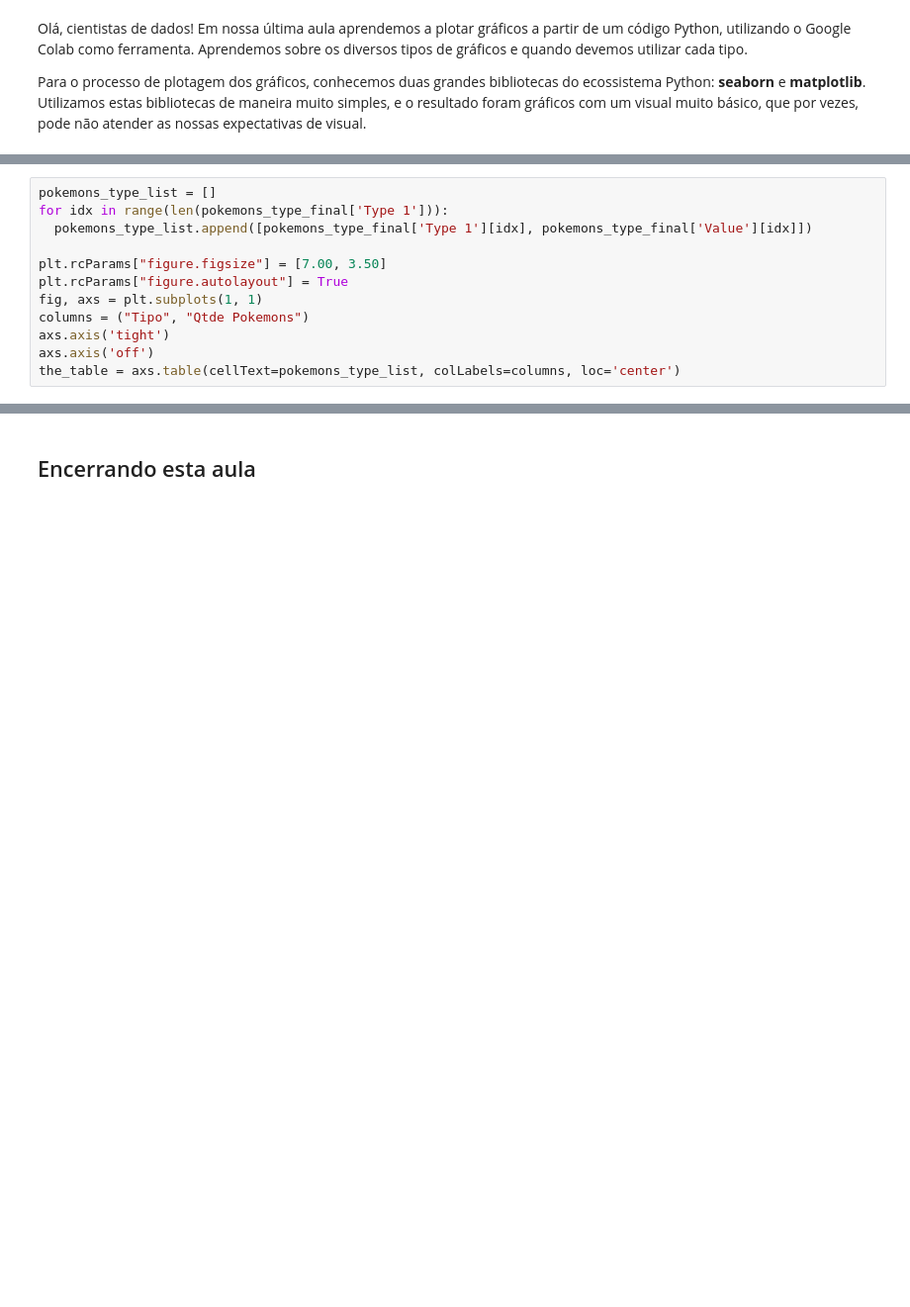
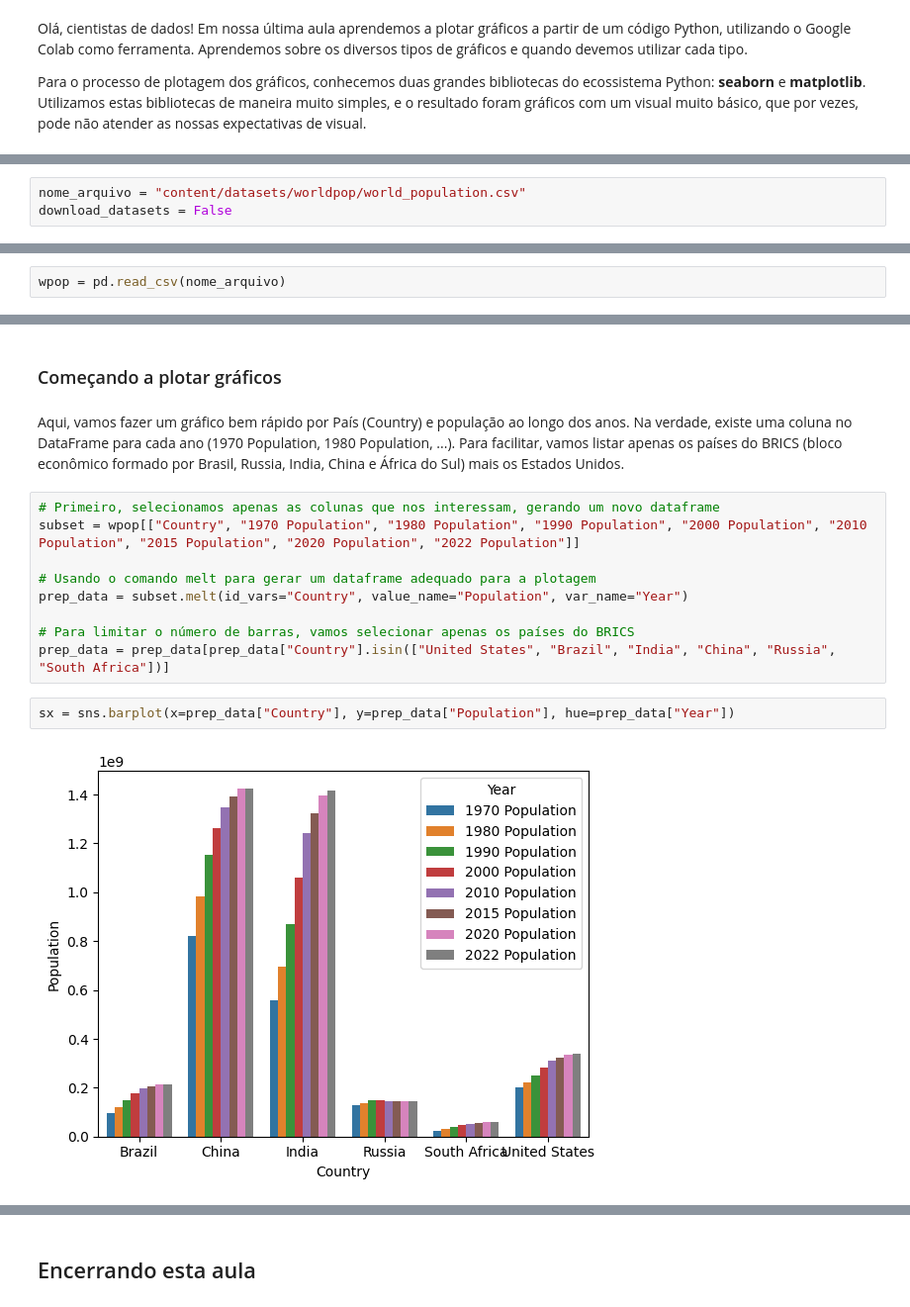
Before and after one commit to labeduc/ciencia-de-dados, a Jupyter notebook: visualizacao/LabEduc - Visualização e Bancos de Dados com Python - Aula 2.ipynb, the cells around one changed output, grey strips where cells are left out. Shown at 99% size. Cells and saved outputs as stored; diff of their text form; blank space fills up the shorter version.

```diff
--- a/visualizacao/LabEduc - Visualização e Bancos de Dados com Python - Aula 2.ipynb
+++ b/visualizacao/LabEduc - Visualização e Bancos de Dados com Python - Aula 2.ipynb
@@ -604,12 +6,0 @@ Opa, erro! O que aconteceu? Pelo erro de "KeyError: 0", significa que ele espera
-# %%
-pokemons_type_list = []
-for idx in range(len(pokemons_type_final['Type 1'])):
-  pokemons_type_list.append([pokemons_type_final['Type 1'][idx], pokemons_type_final['Value'][idx]])
-
-plt.rcParams["figure.figsize"] = [7.00, 3.50]
-plt.rcParams["figure.autolayout"] = True
-fig, axs = plt.subplots(1, 1)
-columns = ("Tipo", "Qtde Pokemons")
-axs.axis('tight')
-axs.axis('off')
-the_table = axs.table(cellText=pokemons_type_list, colLabels=columns, loc='center')
@@ -623,0 +26,3 @@ Temos o desafio 1 do nosso curso, que deverá ajudar um pouco nisso. E ao final
+# %%
+nome_arquivo = "content/datasets/worldpop/world_population.csv"
+download_datasets = False
@@ -623,0 +36,2 @@ Temos o desafio 1 do nosso curso, que deverá ajudar um pouco nisso. E ao final
+# %%
+wpop = pd.read_csv(nome_arquivo)
@@ -623,0 +69,17 @@ Temos o desafio 1 do nosso curso, que deverá ajudar um pouco nisso. E ao final
+# %% [markdown]
+### Começando a plotar gráficos
+# %% [markdown]
+Aqui, vamos fazer um gráfico bem rápido por País (Country) e população ao longo dos anos. Na verdade, existe uma coluna no DataFrame para cada ano (1970 Population, 1980 Population, ...). Para facilitar, vamos listar apenas os países do BRICS (bloco econômico formado por Brasil, Russia, India, China e África do Sul) mais os Estados Unidos.
+# %%
+# Primeiro, selecionamos apenas as colunas que nos interessam, gerando um novo dataframe
+subset = wpop[["Country", "1970 Population", "1980 Population", "1990 Population", "2000 Population", "2010 Population", "2015 Population", "2020 Population", "2022 Population"]]
+
+# Usando o comando melt para gerar um dataframe adequado para a plotagem
+prep_data = subset.melt(id_vars="Country", value_name="Population", var_name="Year")
+
+# Para limitar o número de barras, vamos selecionar apenas os países do BRICS
+prep_data = prep_data[prep_data["Country"].isin(["United States", "Brazil", "India", "China", "Russia", "South Africa"])]
+# %%
+sx = sns.barplot(x=prep_data["Country"], y=prep_data["Population"], hue=prep_data["Year"])
+# %% [output]
+[figure, added]
```
Also changed, not shown: parts of 167 cells of this notebook, 3 other files.
